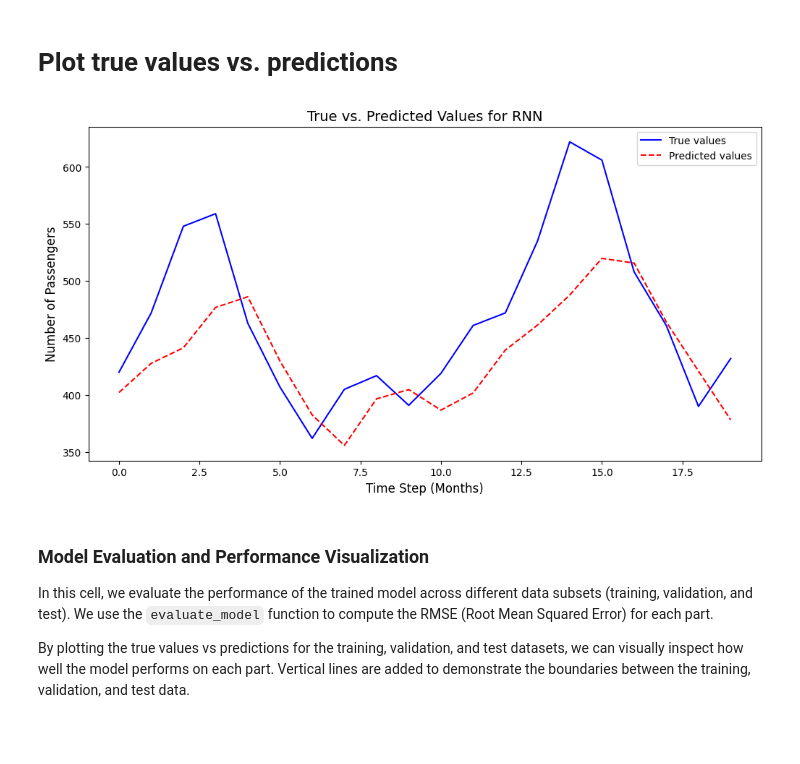
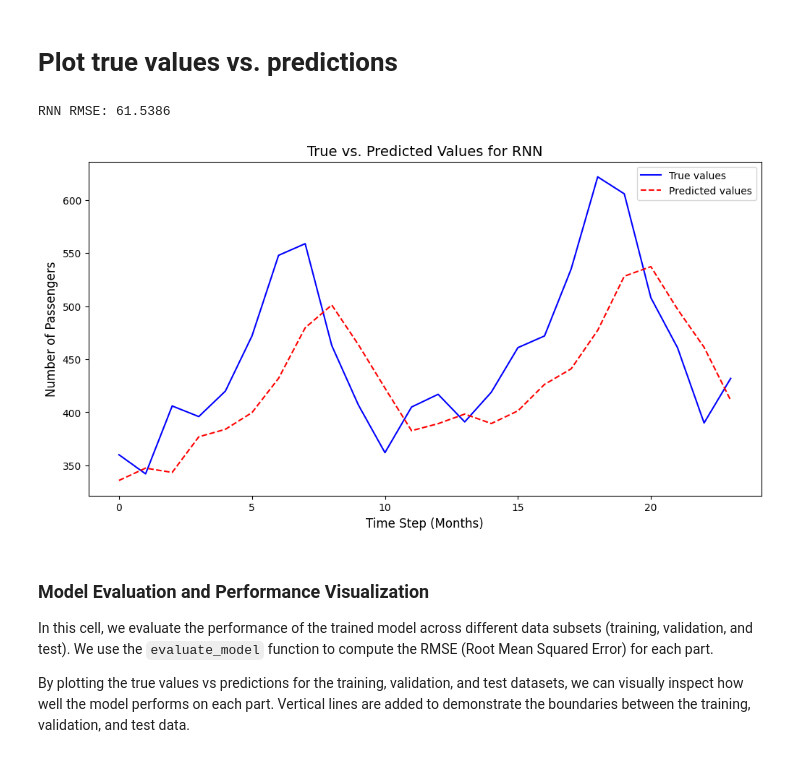
Before and after one commit to MahdiS3171/Deep-Learning-SUT-Course-Spring-2025, a Jupyter notebook: HW/HW3/Student_RNN_HW_Part1.ipynb, the cells around one changed output. Cells and saved outputs as stored; diff of their text form; code cells hidden in the pictures.

```diff
--- a/HW/HW3/Student_RNN_HW_Part1.ipynb
+++ b/HW/HW3/Student_RNN_HW_Part1.ipynb
@@ -27,6 +32,6 @@ device = torch.device('cuda' if torch.cuda.is_available() else 'cpu')
 # %%
 # Load the dataset into a pandas DataFrame
-df = pd.read_csv('./airline_passengers.csv', header=0)#, parse_dates=['Month'])
+df = pd.read_csv('/content/drive/MyDrive/Deep/HW3/airline_passengers.csv', header=0)#, parse_dates=['Month'])
 
 # Preprocessing pipeline:
 #   1. Inspect the data
@@ -208,7 +229,8 @@ def create_dataset(dataset, look_back=10):
     X, y = [], []
     for i in range(len(dataset) - look_back):
         # TODO: Create the window (X) and target (y)
-        # Place your code here
+        X.append(dataset[i:i + look_back])       # A sequence of look_back values
+        y.append(dataset[i + look_back])         # The value right after the window
 
     return np.array(X), np.array(y)
 
@@ -455,22 +500,26 @@ Aim to find a combination that improves generalization while avoiding overfittin
 # Consider experimenting with model architecture, optimizer settings, and early stopping.
 
 # Initialize the RNN model with input size, hidden size, number of layers, and output size
-rnn_model = RNNModel(input_size=X_train.shape[2], hidden_size=50, num_layers=1, output_size=1)
+rnn_model = RNNModel(input_size=X_train.shape[2], hidden_size=20, num_layers=1, output_size=1)
 
 # Train the model and obtain training and validation loss history
 train_loss_history, val_loss_history = train_model(
     rnn_model,
     train_loader,
-    epochs=20,
-    learning_rate=0.001,
+    val_loader=val_loader,       # Pass validation loader for early stopping
+    epochs=100,                   # You can increase this (e.g., 50 or 100)
+    learning_rate=0.004,         # Try tuning this (e.g., 0.0005 or 0.01)
     device=device,
-    patience=5
+    patience=20                   # Try different patience values to see impact on overfitting
 )
 
-
-# TODO:Evaluate the trained model on the test data
-# Place your code here
-# rnn_rmse, rnn_true, rnn_pred =
+# TODO: Evaluate the trained model on the test data
+rnn_rmse, rnn_true, rnn_pred = evaluate_model(
+    rnn_model,
+    test_loader,
+    device=device,
+    scaler=scaler
+)
 
 # Print the Root Mean Squared Error (RMSE) of the model on the test dataset
 print(f'RNN RMSE: {rnn_rmse:.4f}')
@@ -512,38 +593,48 @@ def loss_curves(train_loss_history, val_loss_history):
 # %%
 # Plot true values vs. predictions for the RNN model
 def plot_true_pred(rnn_true, rnn_pred):
     """
     Plots the true values against the predicted values for visual comparison.
     Args:
-        true_values (numpy array): The actual target values from the test set.
-        predicted_values (numpy array): The predicted values generated by the model.
+        rnn_true (numpy array): The actual target values from the test set.
+        rnn_pred (numpy array): The predicted values generated by the model.
     """
     # Set the figure size for better visualization
     plt.figure(figsize=(12, 6))
 
     # Plot the true values
     plt.plot(rnn_true, label='True values', color='blue', linestyle='-')
 
     # Plot the predicted values
     plt.plot(rnn_pred, label='Predicted values', color='red', linestyle='--')
 
     # Add title and labels
     plt.title('True vs. Predicted Values for RNN', fontsize=14)
     plt.xlabel('Time Step (Months)', fontsize=12)
     plt.ylabel('Number of Passengers', fontsize=12)
 
     # Show the legend for better understanding
     plt.legend()
 
     # Display the plot
     plt.show()
 
+# TODO: Evaluate the RNN model on test data and get the true values and predictions
+rnn_rmse, rnn_true, rnn_pred = evaluate_model(
+    model=rnn_model,
+    test_loader=test_loader,
+    device=device,
+    scaler=scaler
+)
 
-# TODO: Evaluate the RNN model on test data and get the true values and predictions
-# rnn_rmse, rnn_true, rnn_pred =
+# Print RMSE for reference
+print(f'RNN RMSE: {rnn_rmse:.4f}')
+
 # TODO: Plot the true vs. predicted values
+plot_true_pred(rnn_true, rnn_pred)
 # %% [output]
+RNN RMSE: 61.5386
-[figure, old version]
+[figure, new version]
 # %% [markdown]
 ### Model Evaluation and Performance Visualization
 
```
Also changed, not shown: parts of 16 cells of this notebook.
